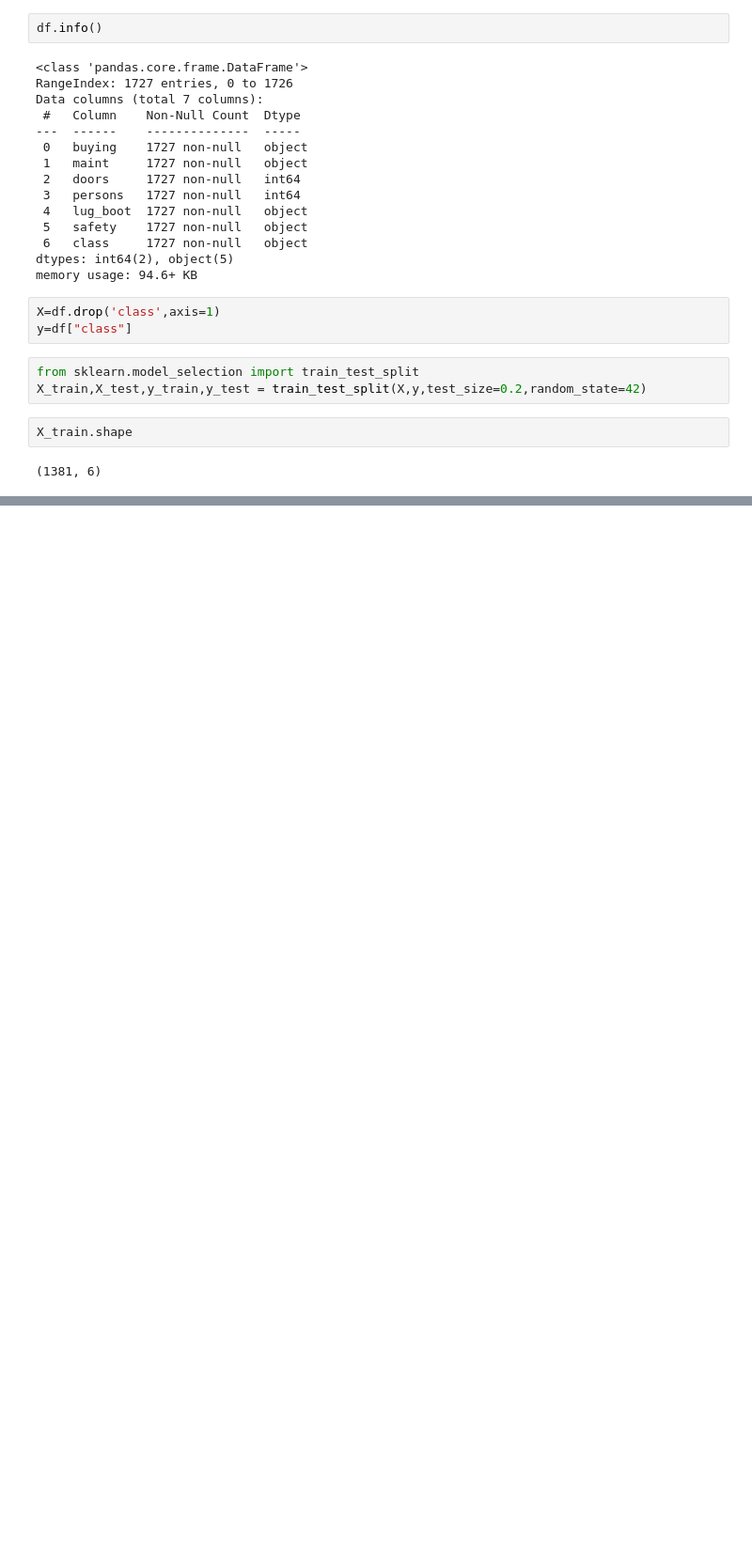
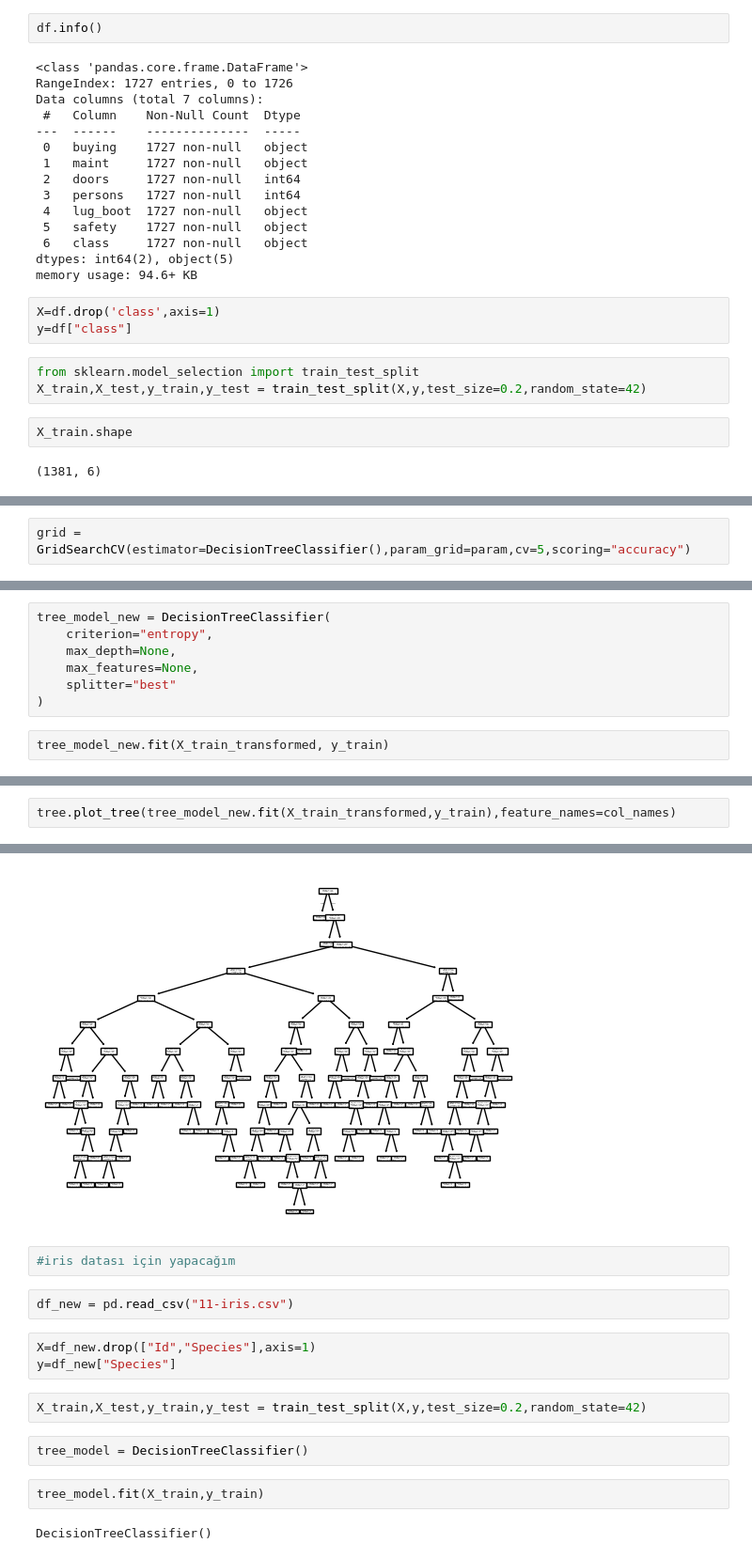
Before and after one commit to WxHell/ML, a Jupyter notebook: DecisionTreeClassifier.ipynb, the cells around one changed output, grey strips where cells are left out. Shown: that part at 94% size. Cells and saved outputs as stored; diff of their text form; blank space fills up the shorter version.

```diff
--- a/DecisionTreeClassifier.ipynb
+++ b/DecisionTreeClassifier.ipynb
@@ -167,0 +250,2 @@ X_train.shape
+# %%
+grid = GridSearchCV(estimator=DecisionTreeClassifier(),param_grid=param,cv=5,scoring="accuracy")
@@ -167,0 +292,9 @@ X_train.shape
+# %%
+tree_model_new = DecisionTreeClassifier(
+    criterion="entropy",
+    max_depth=None,
+    max_features=None,
+    splitter="best"
+)
+# %%
+tree_model_new.fit(X_train_transformed, y_train)
@@ -167,0 +327,3 @@ X_train.shape
+# %%
+tree.plot_tree(tree_model_new.fit(X_train_transformed,y_train),feature_names=col_names)
+# %% [output]
@@ -167,0 +347,16 @@ X_train.shape
+[figure, added]
+# %%
+#iris datası için yapacağım
+# %%
+df_new = pd.read_csv("11-iris.csv")
+# %%
+X=df_new.drop(["Id","Species"],axis=1)
+y=df_new["Species"]
+# %%
+X_train,X_test,y_train,y_test = train_test_split(X,y,test_size=0.2,random_state=42)
+# %%
+tree_model = DecisionTreeClassifier()
+# %%
+tree_model.fit(X_train,y_train)
+# %% [output]
+DecisionTreeClassifier()
```
Also changed, not shown: parts of 24 cells of this notebook.
